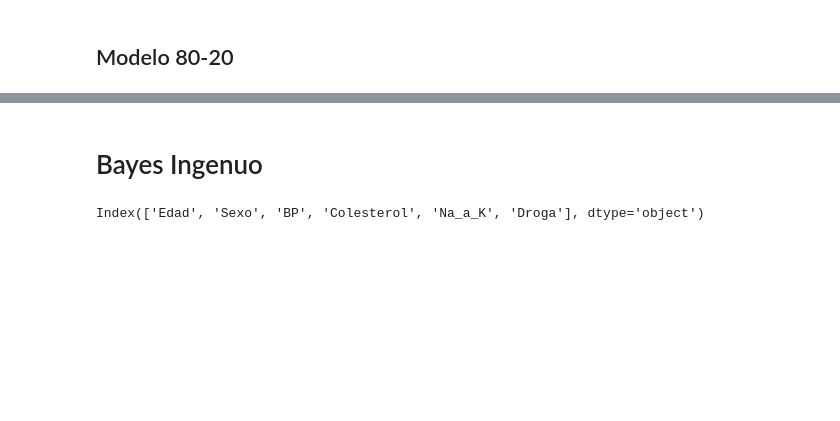
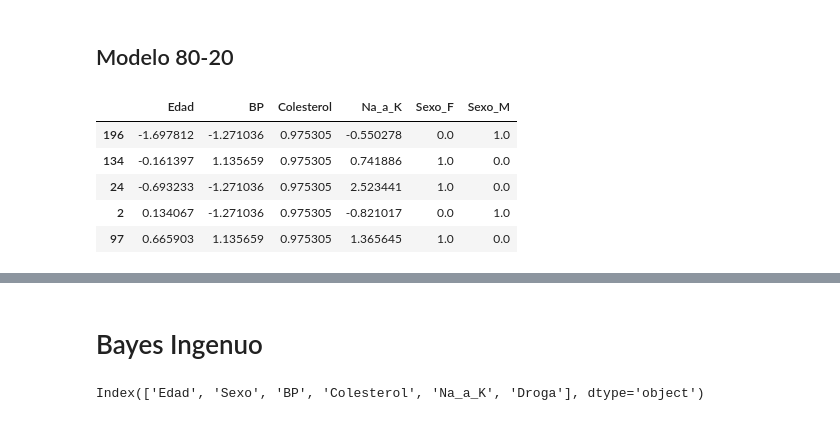
Before and after one commit to GenaCanciani/TP2-Mineria, a Jupyter notebook: tp2.ipynb, the cells around one changed output, grey strips where cells are left out. Cells and saved outputs as stored; diff of their text form; code cells hidden in the pictures; blank space fills up the shorter version.

```diff
--- a/tp2.ipynb
+++ b/tp2.ipynb
@@ -672,2 +663,11 @@ plt.show()
 # %% [markdown]
 ## Modelo 80-20
+# %%
+X_train_80.head()
+# %% [output]
+|  | Edad | BP | Colesterol | Na_a_K | Sexo_F | Sexo_M |
+| 196 | -1.697812 | -1.271036 | 0.975305 | -0.550278 | 0.0 | 1.0 |
+| 134 | -0.161397 | 1.135659 | 0.975305 | 0.741886 | 1.0 | 0.0 |
+| 24 | -0.693233 | -1.271036 | 0.975305 | 2.523441 | 1.0 | 0.0 |
+| 2 | 0.134067 | -1.271036 | 0.975305 | -0.821017 | 0.0 | 1.0 |
+| 97 | 0.665903 | 1.135659 | 0.975305 | 1.365645 | 1.0 | 0.0 |
```
Also changed, not shown: parts of 34 cells of this notebook.
